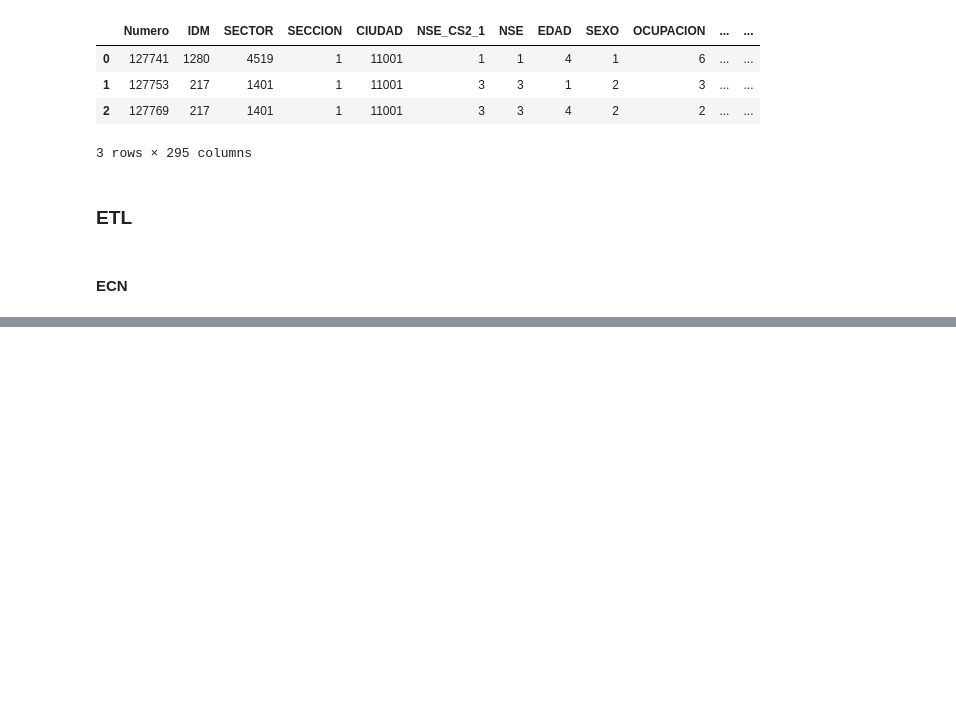
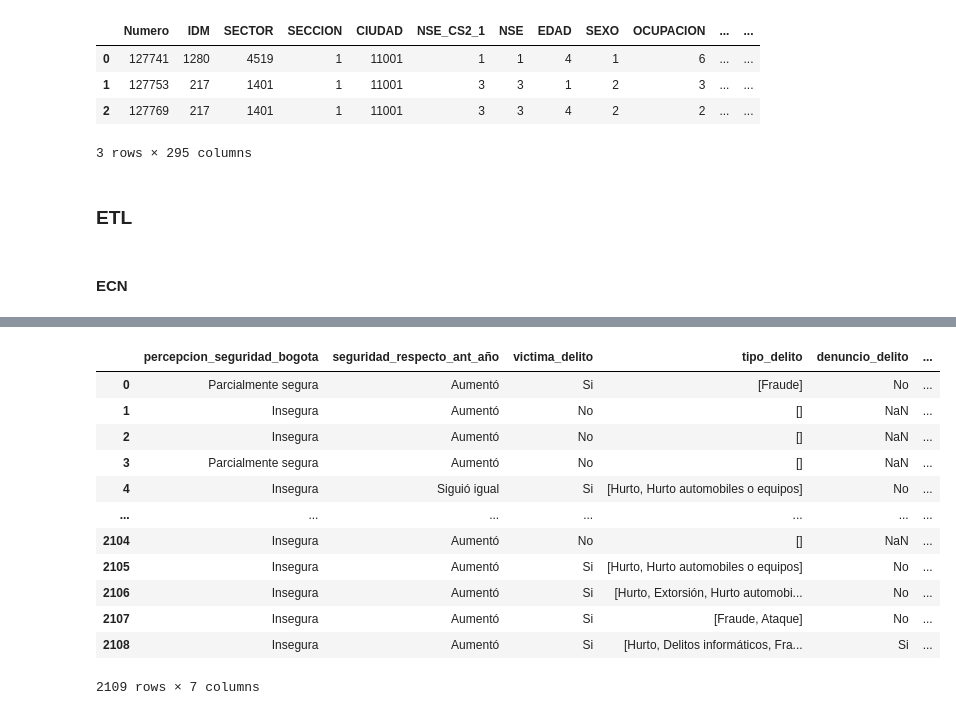
Before and after one commit to JuanParraG/dinamita-de-datos, a Jupyter notebook: Análisis de datos.ipynb, the cells around one changed output, grey strips where cells are left out. Drawn from its saved outputs; the diff is of its cells as text; code cells hidden in the pictures; blank space fills up the shorter version.

```diff
--- a/Análisis de datos.ipynb
+++ b/Análisis de datos.ipynb
@@ -94,37 +106,31 @@ ECN2020.head(20)
 # %% [markdown]
 2021
 # %%
+
+ruta2 ="Bases de datos/1.4. Bases CCB/ECN/2021/Base_2021(Antiguo).xlsx"
+"""
 ruta ="Bases de datos/1.4. Bases CCB/ECN/2021/Base_2021.csv"
-ruta2 ="Bases de datos/1.4. Bases CCB/ECN/2021/Base_2021(Antiguo).xlsx"
 listaColumnasECN = ['P54',
                     'P55',
                     'P56',
                     'P57A','P57B',      'P57C', 'P57D',   'P57E',       'P57F',  'P57G',     'P57H',    'P58',
-                    #hurto,delitosinfo, fraude, extorsion, hurto auto, ataque,  vandalsimo, secuestro, denuncio
                     'P59',
-                    #1	APLICACIÓN A DENUNCIAR,
-                    # 2	CASA DE JUSTICIA (COMISARÍA DE FAMILIA)
-                    #3	INSPECCIÓN DE POLICÍA (ESTACIÓN DE POLICÍA)
-                    #4	URI DE LA FISCALÍA
-                    #5	GAULA
                     ]
-listaColumnasECNANT =['P54',
+ECN2021 = pd.read_csv(ruta,encoding='iso-8859-1')
+                    """
+listaColumnasECN2021 =['P54',
                     'P55',
                     'P56',
                     'P57A','P57B',      'P57C', 'P57D',   'P57E',       'P57F',  'P57G',     'P57H',    'P58',
-                    #hurto,delitosinfo, fraude, extorsion, hurto auto, ataque,  vandalsimo, secuestro, denuncio
                     'P59',
-                    #1	APLICACIÓN A DENUNCIAR,
-                    # 2	CASA DE JUSTICIA (COMISARÍA DE FAMILIA)
-                    #3	INSPECCIÓN DE POLICÍA (ESTACIÓN DE POLICÍA)
-                    #4	URI DE LA FISCALÍA
-                    #5	GAULA
                     'fax expansión'
                     ]
-ECN2021 = pd.read_csv(ruta,encoding='iso-8859-1')
+
+
 ECN2021ANT = pd.read_excel(ruta2)
 
-ECN2021ANT = ECN2021ANT.loc[:, listaColumnasECNANT]
+#obtener las col de la lista columnas ECN
+ECN2021ANT = ECN2021ANT.loc[:, listaColumnasECN2021]
 ECN2021ANT
 # %% [output]
 |  | P54 | P55 | P56 | P57A | P57B | P57C | P57D | P57E | P57F | P57G | P57H | ... |
@@ -341,0 +398,16 @@ print(factor_exp(ECN2020, 'fexp'))
+# %%
+ECN2021ANT
+# %% [output]
+|  | percepcion_seguridad_bogota | seguridad_respecto_ant_año | victima_delito | tipo_delito | denuncio_delito | ... |
+| 0 | Parcialmente segura | Aumentó | Si | [Fraude] | No | ... |
+| 1 | Insegura | Aumentó | No | [] | NaN | ... |
+| 2 | Insegura | Aumentó | No | [] | NaN | ... |
+| 3 | Parcialmente segura | Aumentó | No | [] | NaN | ... |
+| 4 | Insegura | Siguió igual | Si | [Hurto, Hurto automobiles o equipos] | No | ... |
+| ... | ... | ... | ... | ... | ... | ... |
+| 2104 | Insegura | Aumentó | No | [] | NaN | ... |
+| 2105 | Insegura | Aumentó | Si | [Hurto, Hurto automobiles o equipos] | No | ... |
+| 2106 | Insegura | Aumentó | Si | [Hurto, Extorsión, Hurto automobi... | No | ... |
+| 2107 | Insegura | Aumentó | Si | [Fraude, Ataque] | No | ... |
+| 2108 | Insegura | Aumentó | Si | [Hurto, Delitos informáticos, Fra... | Si | ... |
+2109 rows × 7 columns
```
Also changed, not shown: parts of 9 cells of this notebook.
